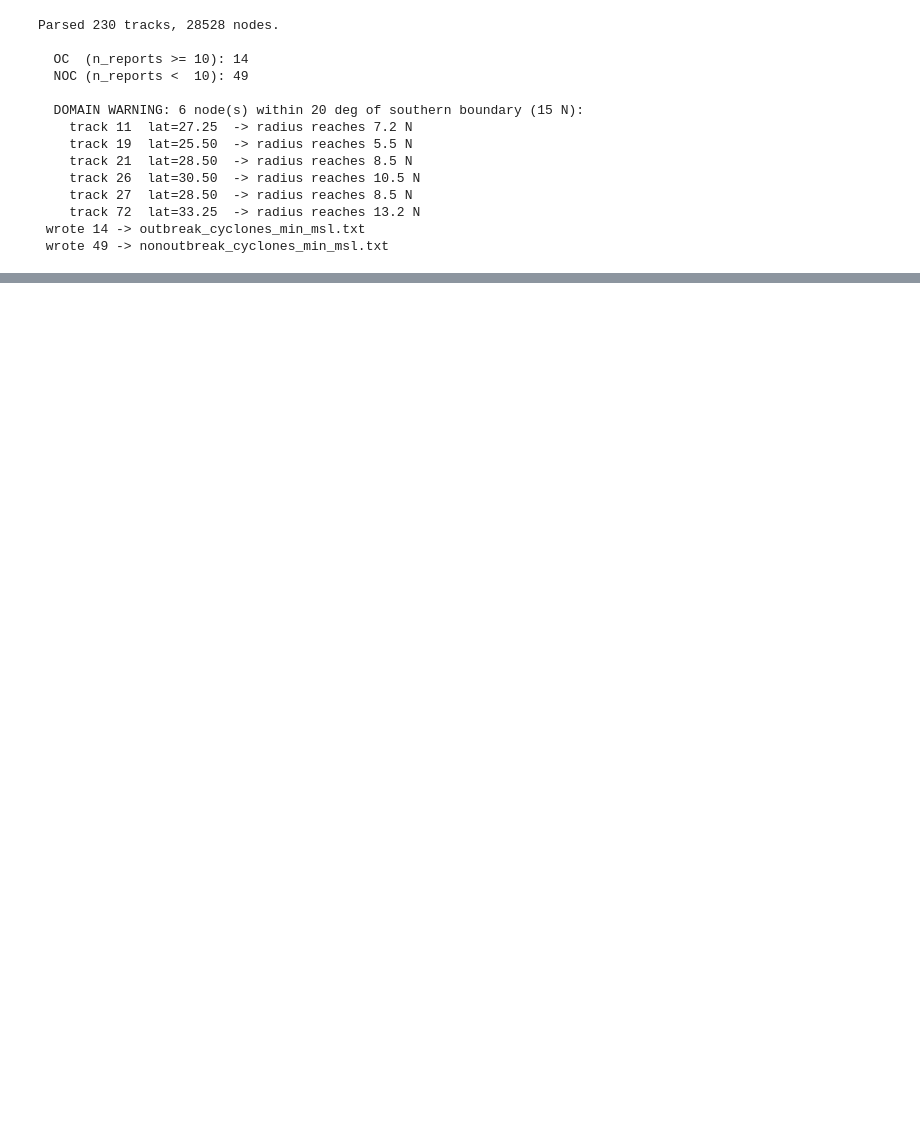
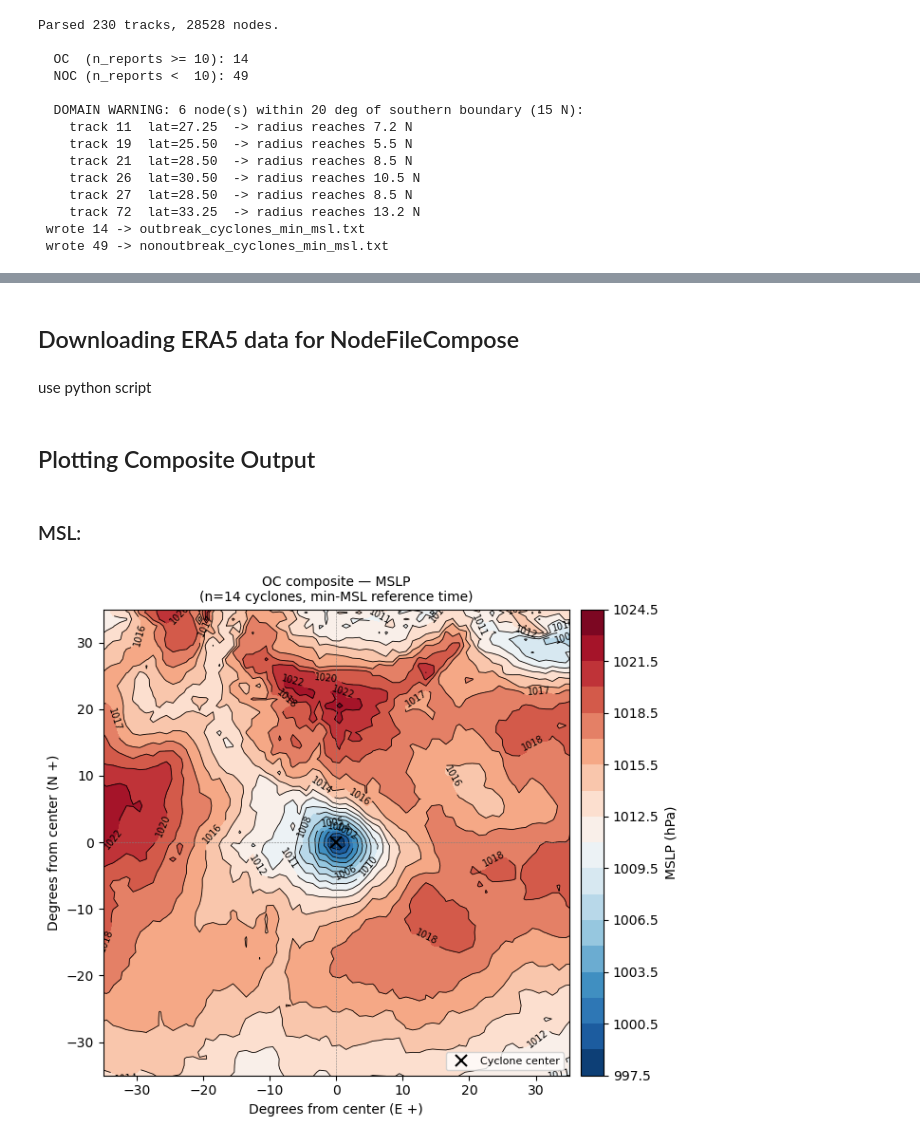
Before and after one commit to augustlepique/circs-research, a Jupyter notebook: TE_compositing.ipynb, the cells around one changed output, grey strips where cells are left out. Saved outputs shown, nothing was run; the diff lists cells and outputs as text; code cells hidden in the pictures; blank space fills up the shorter version.

```diff
--- a/TE_compositing.ipynb
+++ b/TE_compositing.ipynb
@@ -569,0 +390,50 @@ download(date_groups, OUT_DIR, dry_run=False)
+# %% [markdown]
+## Downloading ERA5 data for NodeFileCompose
+# %% [markdown]
+use python script
+# %% [markdown]
+## Plotting Composite Output
+# %% [markdown]
+### MSL:
+# %%
+ds = xr.open_dataset('test_noc_msl.nc')
+
+msl = ds['msl'] / 100 #Pa to hPa
+
+fig, ax = plt.subplots(figsize=(7,6))
+
+# filled contours for background shading
+cf = ax.contourf(
+    ds["x"], ds["y"], msl,
+    levels=20,
+    cmap="RdBu_r",
+)
+
+# line contours with labels
+cs = ax.contour(
+    ds["x"], ds["y"], msl,
+    levels=20,
+    colors="k",
+    linewidths=0.6,
+)
+ax.clabel(cs, inline=True, fontsize=7, fmt="%.0f")
+
+# mark cyclone center
+ax.axhline(0, color="gray", linewidth=0.4, linestyle="--")
+ax.axvline(0, color="gray", linewidth=0.4, linestyle="--")
+ax.plot(0, 0, "kx", markersize=8, markeredgewidth=1.5, label="Cyclone center")
+
+cbar = fig.colorbar(cf, ax=ax, pad=0.02)
+cbar.set_label("MSLP (hPa)", fontsize=10)
+
+ax.set_xlabel("Degrees from center (E +)", fontsize=10)
+ax.set_ylabel("Degrees from center (N +)", fontsize=10)
+ax.set_xlim(-35,35)
+ax.set_ylim(-35,35)
+ax.set_title("OC composite — MSLP\n(n=14 cyclones, min-MSL reference time)", fontsize=10)
+ax.legend(fontsize=8, loc="lower right")
+
+plt.tight_layout()
+plt.show()
+# %% [output]
+[figure, added]
```
Also changed, not shown: parts of 32 cells of this notebook, 11 other files.
